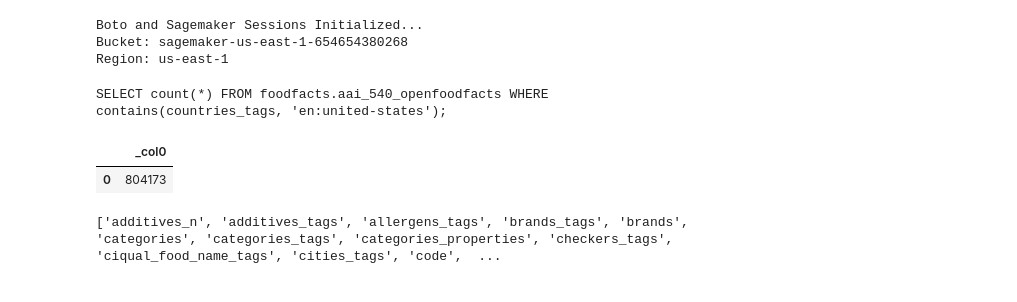
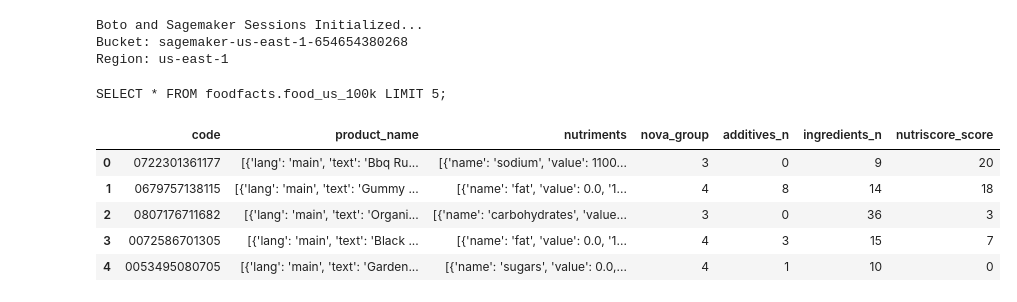
Before and after one commit to apmalinsky/AAI-540-FinalProject, a Jupyter notebook: 02_FeatureEngineering.ipynb, the cells around one changed output. Drawn from its saved outputs; the diff is of its cells as text; code cells hidden in the pictures.

```diff
--- a/02_FeatureEngineering.ipynb
+++ b/02_FeatureEngineering.ipynb
@@ -21,6 +40,7 @@ Region: us-east-1
 # %%
 database_name = 'foodfacts'
 raw_table_name = "aai_540_openfoodfacts"
+us_table_name = 'food_us_100k'
 
 # Initialize our database name
 database_name = 'foodfacts'
@@ -31,18 +51,18 @@ s3_staging_dir = "s3://{0}/athena/staging".format(bucket)
 # Create connection to Athena database
 conn = connect(region_name=region, s3_staging_dir=s3_staging_dir)
 # %%
-# Explore count of food products sold in United States
-statement = """SELECT count(*) FROM {}.{} WHERE contains(countries_tags, 'en:united-states');""".format(
-    database_name, raw_table_name
+# View rows from subset data
+statement = """SELECT * FROM {}.{} LIMIT 5;""".format(
+    database_name, us_table_name
 )
 print(statement)
 df_us = pd.read_sql(statement, conn)
 df_us
 # %% [output]
-SELECT count(*) FROM foodfacts.aai_540_openfoodfacts WHERE contains(countries_tags, 'en:united-states');
+SELECT * FROM foodfacts.food_us_100k LIMIT 5;
-|  | _col0 |
-| 0 | 804173 |
+|  | code | product_name | nutriments | nova_group | additives_n | ingredients_n | nutriscore_score |
+| 0 | 0722301361177 | [{'lang': 'main', 'text': 'Bbq Ru... | [{'name': 'sodium', 'value': 1100... | 3 | 0 | 9 | 20 |
+| 1 | 0679757138115 | [{'lang': 'main', 'text': 'Gummy ... | [{'name': 'fat', 'value': 0.0, '1... | 4 | 8 | 14 | 18 |
+| 2 | 0807176711682 | [{'lang': 'main', 'text': 'Organi... | [{'name': 'carbohydrates', 'value... | 3 | 0 | 36 | 3 |
+| 3 | 0072586701305 | [{'lang': 'main', 'text': 'Black ... | [{'name': 'fat', 'value': 0.0, '1... | 4 | 3 | 15 | 7 |
+| 4 | 0053495080705 | [{'lang': 'main', 'text': 'Garden... | [{'name': 'sugars', 'value': 0.0,... | 4 | 1 | 10 | 0 |
-# %%
-print(df.columns.tolist())
-# %% [output]
-['additives_n', 'additives_tags', 'allergens_tags', 'brands_tags', 'brands', 'categories', 'categories_tags', 'categories_properties', 'checkers_tags', 'ciqual_food_name_tags', 'cities_tags', 'code',  ...
```
Also changed, not shown: parts of 30 cells of this notebook, 6 other files.
